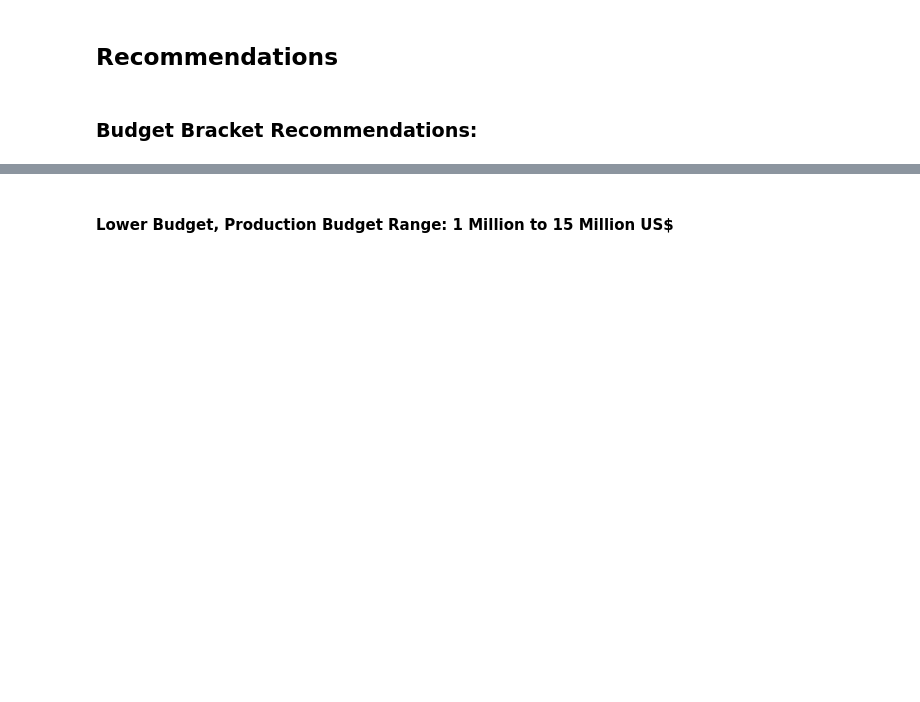
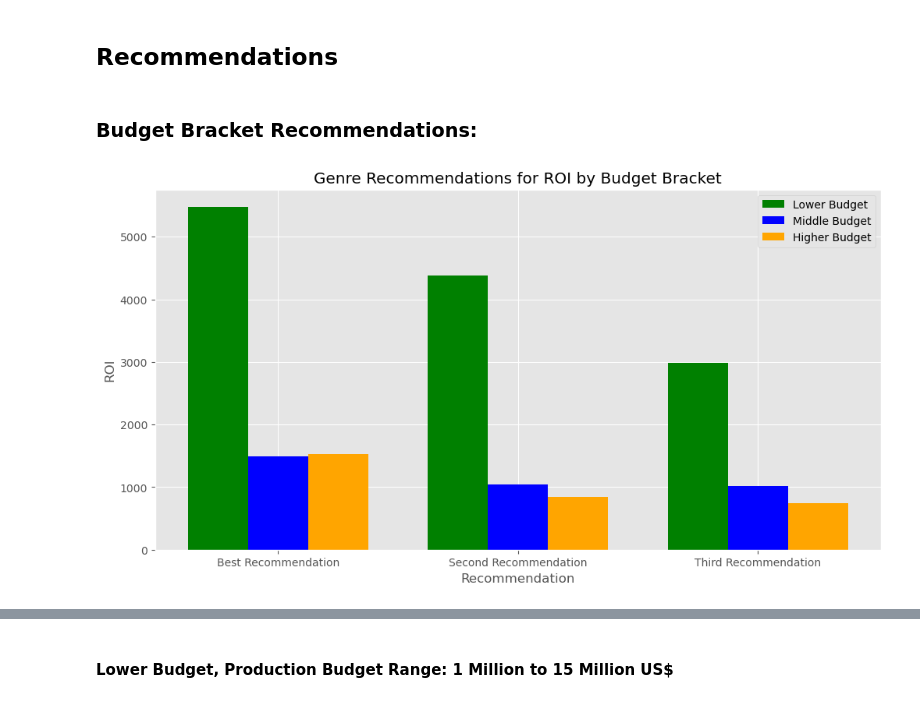
Before and after one commit to rafvrab/MovieAnalysis, a Jupyter notebook: analysis.ipynb, the cells around one changed output, grey strips where cells are left out. Drawn from its saved outputs; the diff is of its cells as text; code cells hidden in the pictures; blank space fills up the shorter version.

Commit message:
added_visualizations

```diff
--- a/analysis.ipynb
+++ b/analysis.ipynb
@@ -1405,3 +1383,25 @@ Name: Jared Bush, ROI: 579.6197440000001
 ## Recommendations
 # %% [markdown]
 ### Budget Bracket Recommendations:
+# %%
+genres = ['Best Recommendation', 'Second Recommendation', 'Third Recommendation']
+roi_values_lower = [5479.296120, 4384.589026, 2987.584937]
+roi_values_middle = [1490.000705, 1043.769440, 1012.033254]
+roi_values_higher = [1527.246076, 843.666159, 748.313273]
+
+width = 0.25
+x = range(len(genres))
+
+plt.figure(figsize=(12, 6))
+plt.bar([i - width for i in x], roi_values_lower, width=width, label='Lower Budget', color='green')
+plt.bar(x, roi_values_middle, width=width, label='Middle Budget', color='blue')
+plt.bar([i + width for i in x], roi_values_higher, width=width, label='Higher Budget', color='orange')
+
+plt.title('Genre Recommendations for ROI by Budget Bracket')
+plt.xlabel('Recommendation')
+plt.ylabel('ROI')
+plt.xticks(x, genres)
+plt.legend()
+plt.show()
+# %% [output]
+[figure, added]
```
Also changed, not shown: parts of 16 cells of this notebook, 1 other file.
